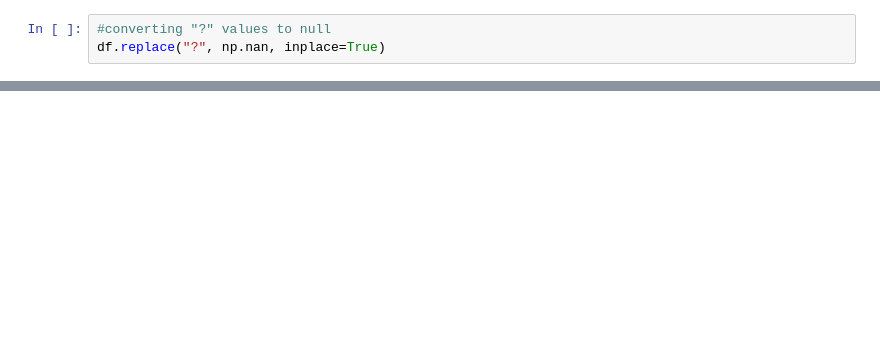
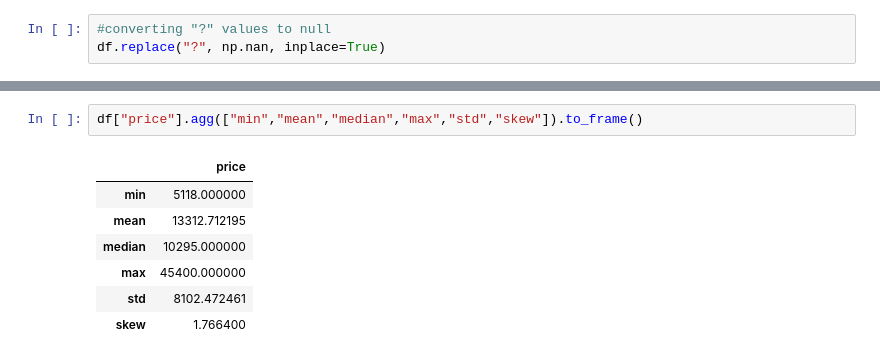
Before and after one commit to ShreeKeshavan/Car_price_prediction, a Jupyter notebook: Car_price_prediction.ipynb, the cells around one changed output, grey strips where cells are left out. Drawn from its saved outputs; the diff is of its cells as text; blank space fills up the shorter version.

```diff
--- a/Car_price_prediction.ipynb
+++ b/Car_price_prediction.ipynb
@@ -663,0 +257,10 @@ print(df)
+# %%
+df["price"].agg(["min","mean","median","max","std","skew"]).to_frame()
+# %% [output]
+|  | price |
+| min | 5118.000000 |
+| mean | 13312.712195 |
+| median | 10295.000000 |
+| max | 45400.000000 |
+| std | 8102.472461 |
+| skew | 1.766400 |
```
Also changed, not shown: parts of 65 cells of this notebook.
